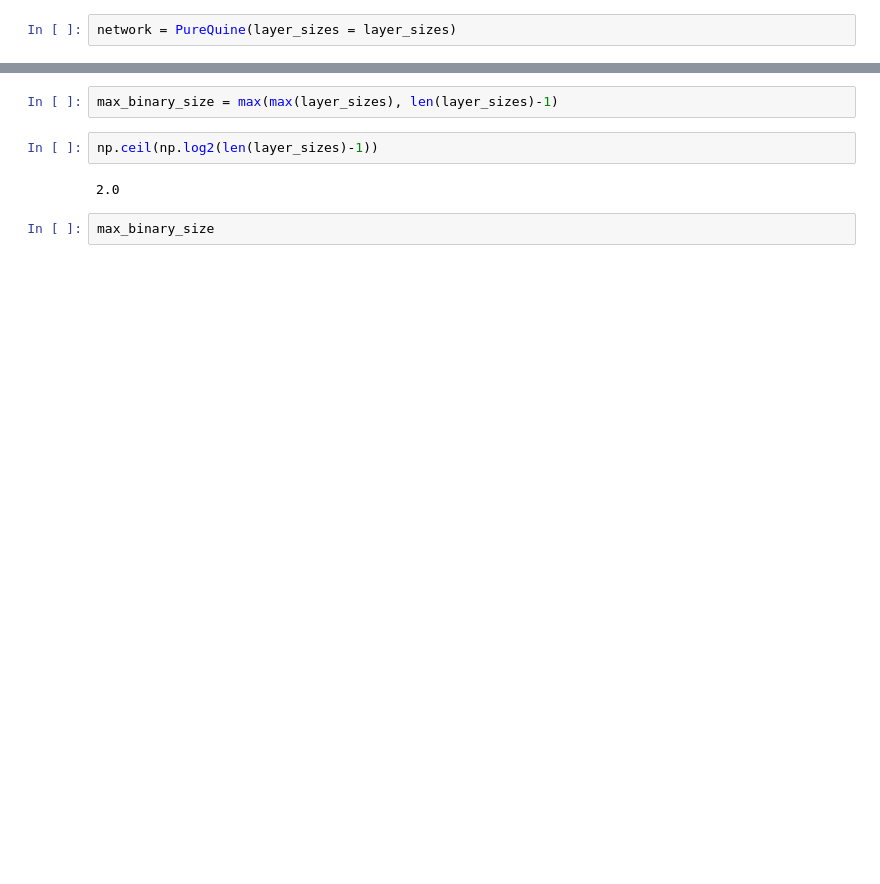
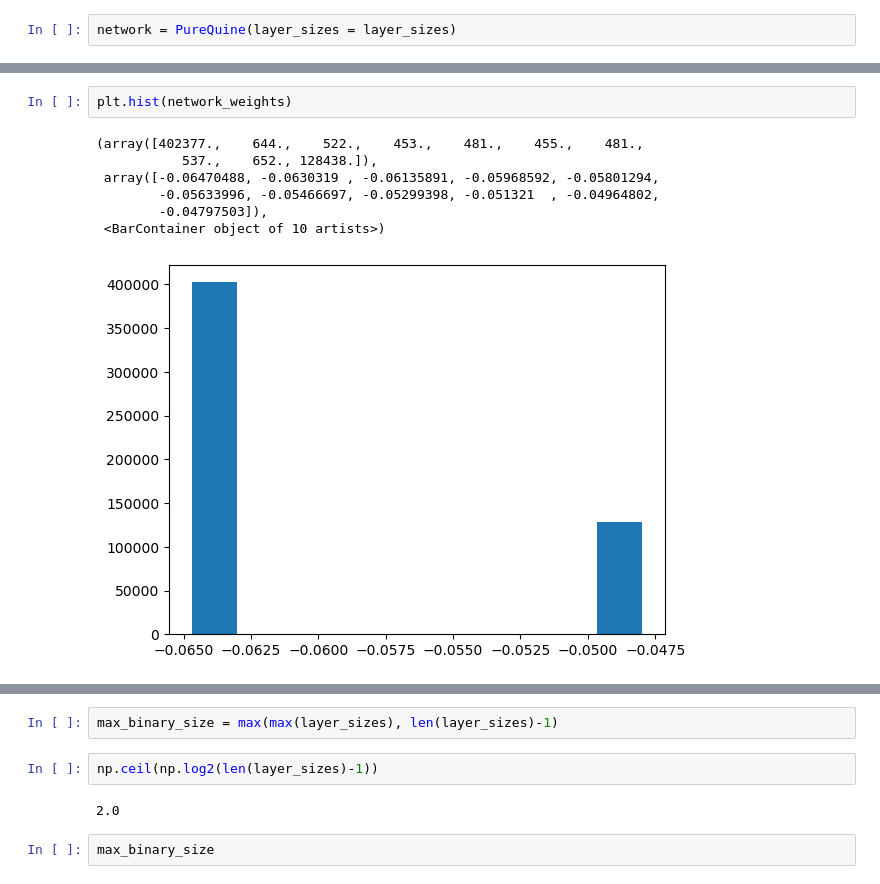
Before and after one commit to MohammedAlkhrashi/NNReplication, a Jupyter notebook: binary_replication.ipynb, the cells around one changed output, grey strips where cells are left out. Drawn from its saved outputs; the diff is of its cells as text; blank space fills up the shorter version.

```diff
--- a/binary_replication.ipynb
+++ b/binary_replication.ipynb
@@ -45,0 +110,10 @@ network = PureQuine(layer_sizes = layer_sizes)
+# %%
+plt.hist(network_weights)
+# %% [output]
+(array([402377.,    644.,    522.,    453.,    481.,    455.,    481.,
+           537.,    652., 128438.]),
+ array([-0.06470488, -0.0630319 , -0.06135891, -0.05968592, -0.05801294,
+        -0.05633996, -0.05466697, -0.05299398, -0.051321  , -0.04964802,
+        -0.04797503]),
+ <BarContainer object of 10 artists>)
+[figure, added]
```
Also changed, not shown: parts of 27 cells of this notebook.
